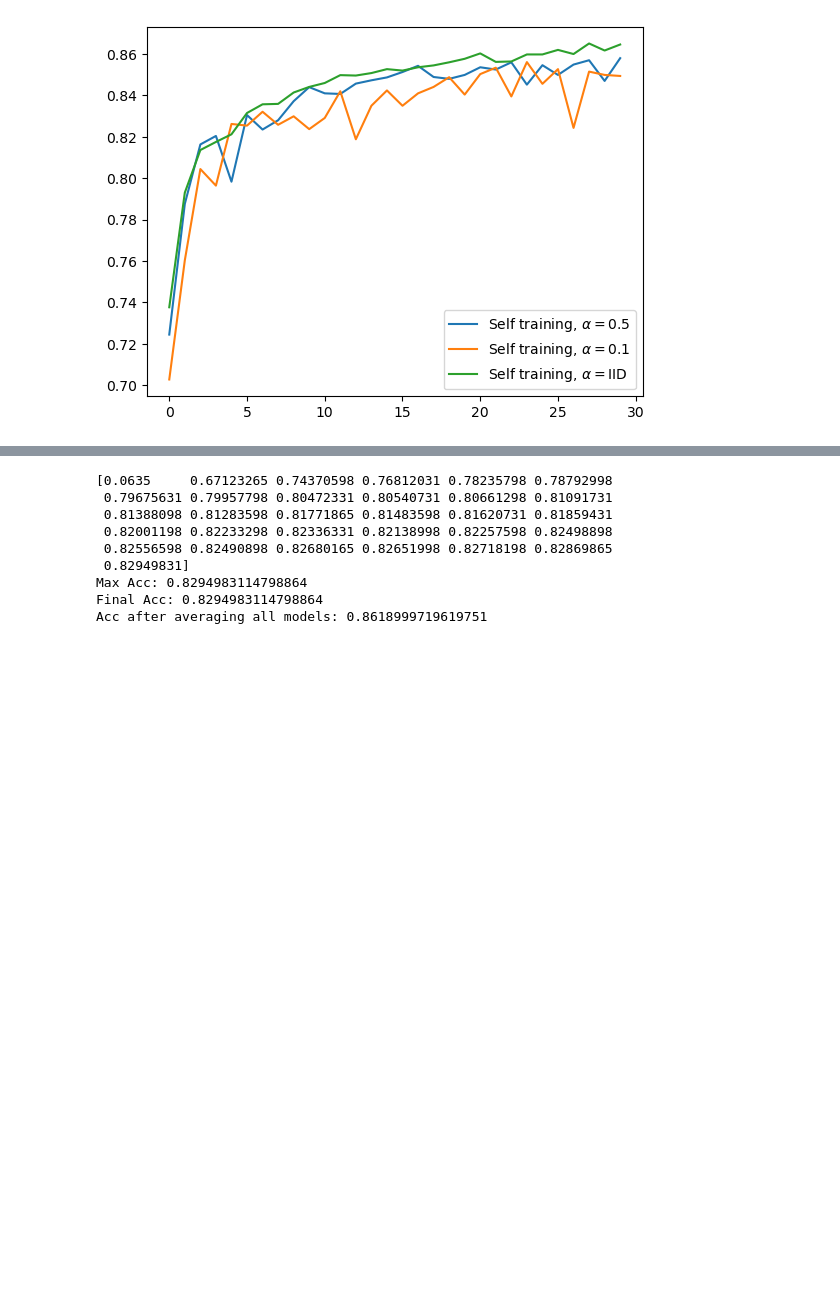
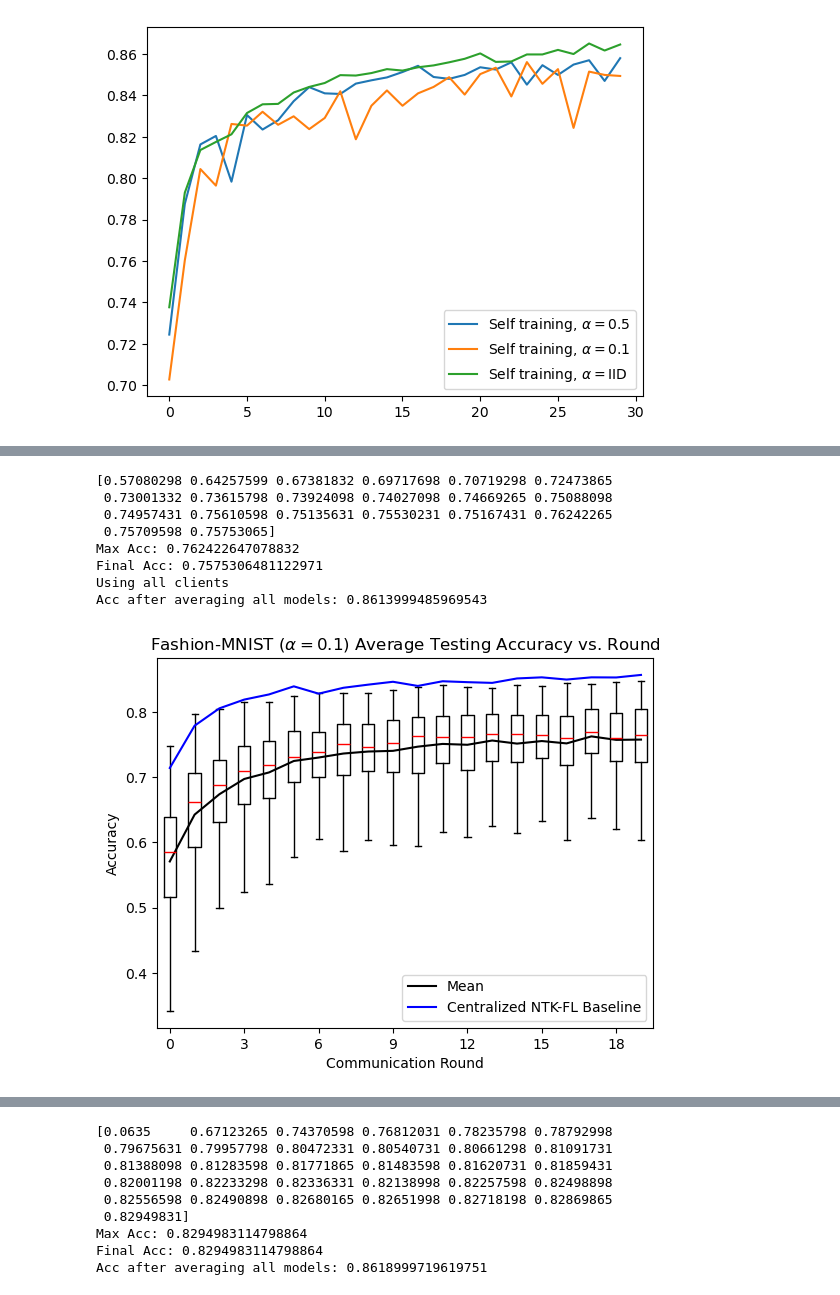
Before and after one commit to Gabe-Thomp/ntk-dfl, a Jupyter notebook: notebooks/plotting.ipynb, the cells around one changed output, grey strips where cells are left out. Cells and saved outputs as stored; diff of their text form; code cells hidden in the pictures; blank space fills up the shorter version.

```diff
--- a/notebooks/plotting.ipynb
+++ b/notebooks/plotting.ipynb
@@ -294,0 +327,14 @@ Acc after averaging all models: 0.85589998960495
+# %%
+fp = "/home/gathomp3/Deep_Learning/NeuralTangent/records/trials/trial2/14_06_01_57.dat"
+rec = open_dat(fp)
+plot_acc_vs_round(rec, "Fashion-MNIST ($\\alpha=0.1$)", boxplot=True, median=False, config=config, logger=logger, baseline_ntk_fp="/home/gathomp3/Deep_Learning/NeuralTangent/ntk-fed/utils/results/replication/lr0.01/alpha0.1.dat", end_round=20)
+# %% [output]
+[0.57080298 0.64257599 0.67381832 0.69717698 0.70719298 0.72473865
+ 0.73001332 0.73615798 0.73924098 0.74027098 0.74669265 0.75088098
+ 0.74957431 0.75610598 0.75135631 0.75530231 0.75167431 0.76242265
+ 0.75709598 0.75753065]
+Max Acc: 0.762422647078832
+Final Acc: 0.7575306481122971
+Using all clients
+Acc after averaging all models: 0.8613999485969543
+[figure, added]
```
Also changed, not shown: parts of 40 cells of this notebook, 5 other files.
